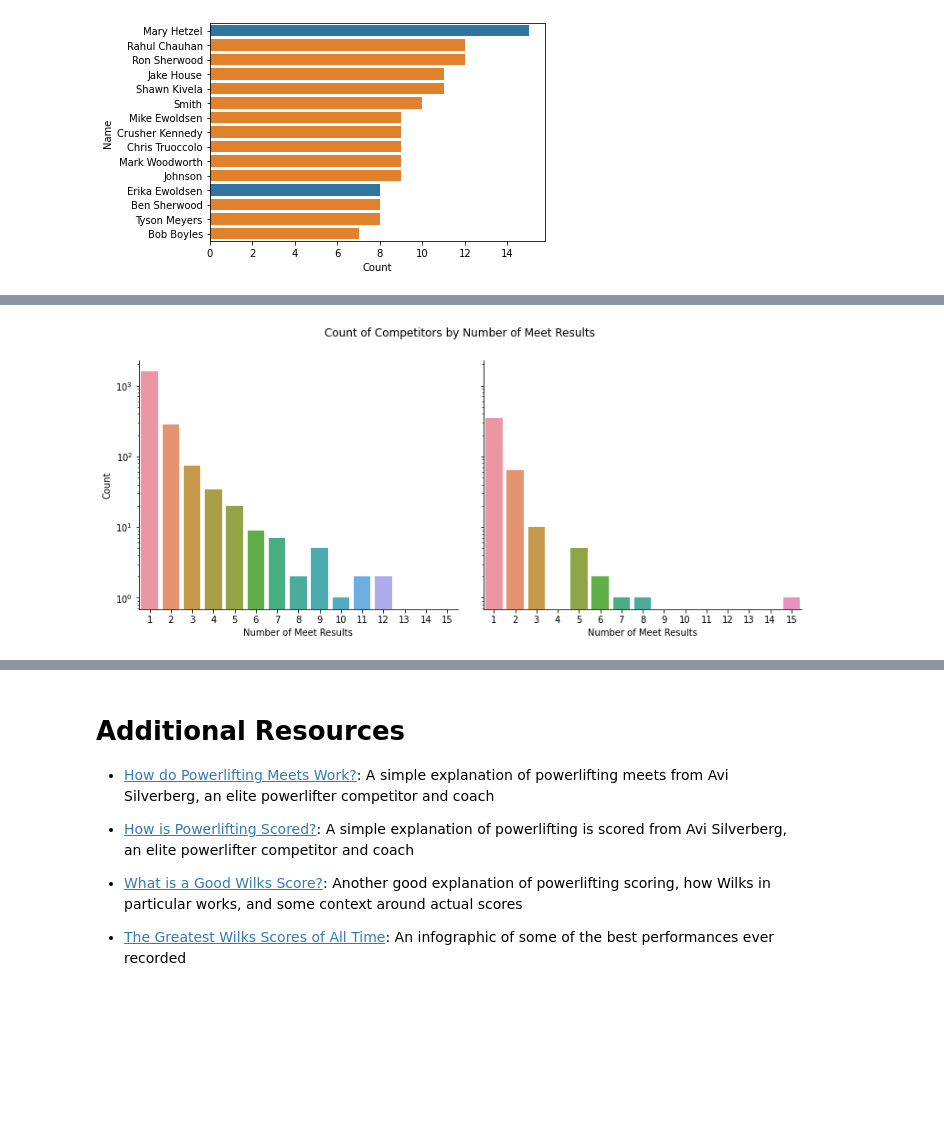
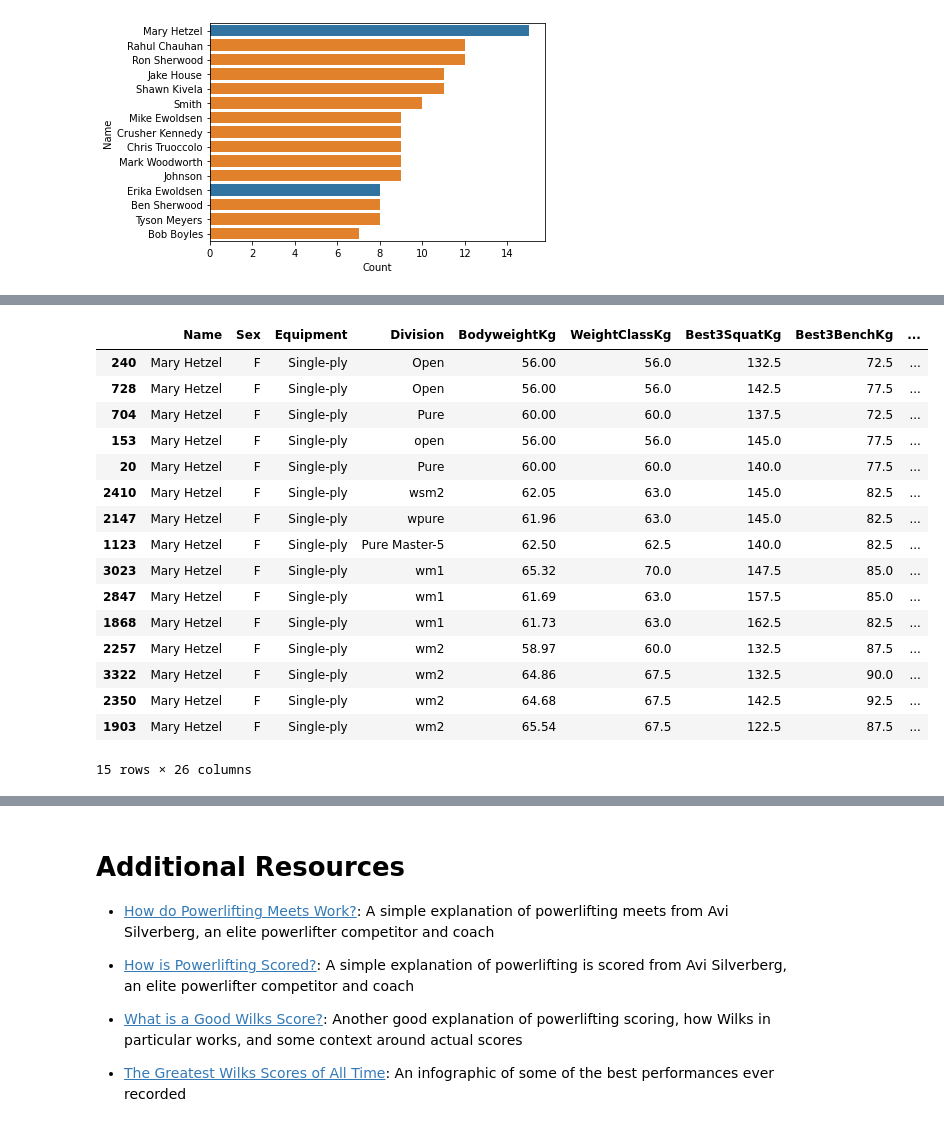
Before and after one commit to inunoriginal1/OpenPowerlifting, a Jupyter notebook: main.ipynb, the cells around one changed output, grey strips where cells are left out. Saved outputs shown, nothing was run; the diff lists cells and outputs as text; code cells hidden in the pictures; blank space fills up the shorter version.

```diff
--- a/main.ipynb
+++ b/main.ipynb
@@ -959,23 +975,24 @@ ok[ok.Name == 'Mary Hetzel']
-# %%
-# Bar plots showing the distribution of meet results per competitor, for men and women.
-fig, ax = plt.subplots(1, 2, sharey=True, figsize=(13, 5))
-
-sns.countplot(ok_competitor_count[ok_competitor_count.Sex == 'M']['Count'], order=range(1,ok_competitor_count[ok_competitor_count.Sex == 'F']['Count'].max()+1), ax=ax[0]).set(yscale='log')
-
-sns.countplot(ok_competitor_count[ok_competitor_count.Sex == 'F']['Count'], order=range(1,ok_competitor_count[ok_competitor_count.Sex == 'F']['Count'].max()+1), ax=ax[1]).set(yscale='log')
-
-label_and_despine('Count of Competitors by Number of Meet Results', subplots=True)
-plt.subplots_adjust(wspace=.08)
-
-ax[0].set_xlabel('Number of Meet Results')
-ax[0].set_ylabel('Count')
-
-ax[1].set_xlabel('Number of Meet Results')
-ax[1].set_ylabel('')
-
-fig.show()
-# %% [output]
-[figure, removed]
+# %%
+# Taking a look at all the meets for the competitor who's competed in the most meets.
+ok[ok.Name == 'Mary Hetzel'].sort_values('Date')
+# %% [output]
+|  | Name | Sex | Equipment | Division | BodyweightKg | WeightClassKg | Best3SquatKg | Best3BenchKg | ... |
+| 240 | Mary Hetzel | F | Single-ply | Open | 56.00 | 56.0 | 132.5 | 72.5 | ... |
+| 728 | Mary Hetzel | F | Single-ply | Open | 56.00 | 56.0 | 142.5 | 77.5 | ... |
+| 704 | Mary Hetzel | F | Single-ply | Pure | 60.00 | 60.0 | 137.5 | 72.5 | ... |
+| 153 | Mary Hetzel | F | Single-ply | open | 56.00 | 56.0 | 145.0 | 77.5 | ... |
+| 20 | Mary Hetzel | F | Single-ply | Pure | 60.00 | 60.0 | 140.0 | 77.5 | ... |
+| 2410 | Mary Hetzel | F | Single-ply | wsm2 | 62.05 | 63.0 | 145.0 | 82.5 | ... |
+| 2147 | Mary Hetzel | F | Single-ply | wpure | 61.96 | 63.0 | 145.0 | 82.5 | ... |
+| 1123 | Mary Hetzel | F | Single-ply | Pure Master-5 | 62.50 | 62.5 | 140.0 | 82.5 | ... |
+| 3023 | Mary Hetzel | F | Single-ply | wm1 | 65.32 | 70.0 | 147.5 | 85.0 | ... |
+| 2847 | Mary Hetzel | F | Single-ply | wm1 | 61.69 | 63.0 | 157.5 | 85.0 | ... |
+| 1868 | Mary Hetzel | F | Single-ply | wm1 | 61.73 | 63.0 | 162.5 | 82.5 | ... |
+| 2257 | Mary Hetzel | F | Single-ply | wm2 | 58.97 | 60.0 | 132.5 | 87.5 | ... |
+| 3322 | Mary Hetzel | F | Single-ply | wm2 | 64.86 | 67.5 | 132.5 | 90.0 | ... |
+| 2350 | Mary Hetzel | F | Single-ply | wm2 | 64.68 | 67.5 | 142.5 | 92.5 | ... |
+| 1903 | Mary Hetzel | F | Single-ply | wm2 | 65.54 | 67.5 | 122.5 | 87.5 | ... |
+15 rows × 26 columns
 # %% [markdown]
 # Interesting Things I've Learned
 
```
Also changed, not shown: parts of 20 cells of this notebook.
